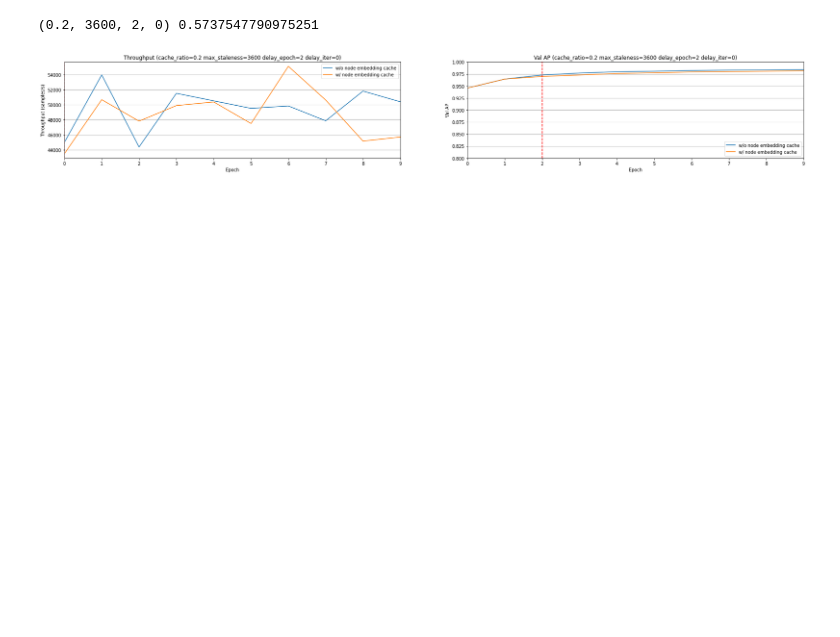
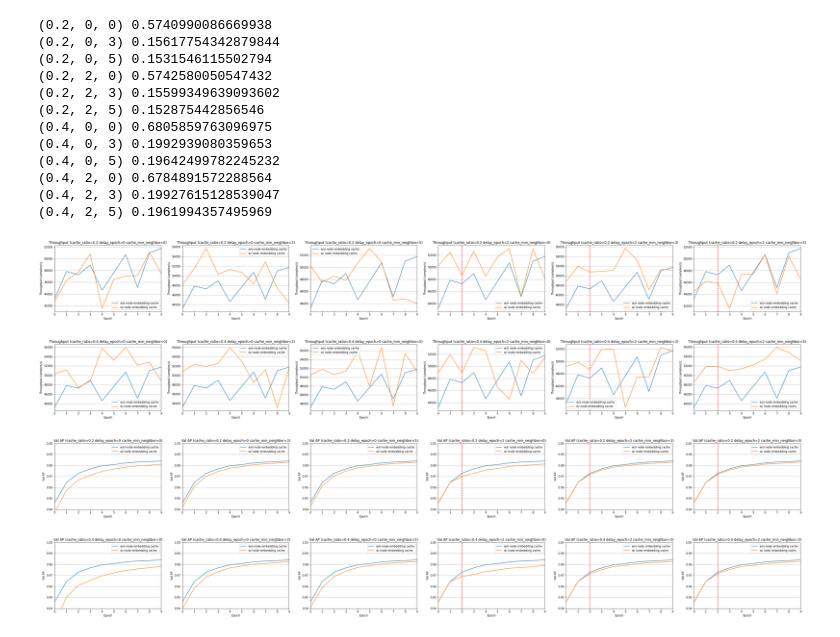
Before and after one commit to jasperzhong/GNNFlow, a Jupyter notebook: scripts/plot.ipynb, the cells around one changed output. Saved outputs shown, nothing was run; the diff lists cells and outputs as text; code cells hidden in the pictures; blank space fills up the shorter version.

```diff
--- a/scripts/plot.ipynb
+++ b/scripts/plot.ipynb
@@ -9,13 +9,13 @@ import pandas as pd
 # %%
 from typing import List
 # %%
-def plot_throughput(no_cache_throughput, throughput: List[float], param, ax: plt.Axes):
-    ax.set_title("Throughput (cache_ratio={} max_staleness={} delay_epoch={} delay_iter={})".format(*param))
+def plot_throughput(throughput_list: List[List[float]], labels: List[str], param, ax: plt.Axes):
+    ax.set_title("Throughput (cache_ratio={} delay_epoch={} cache_min_neighbor={})".format(*param))
     ax.set_xlabel("Epoch")
     ax.set_ylabel("Throughput (samples/s)")
-    ax.plot(no_cache_throughput, label="w/o node embedding cache")
-    ax.plot(throughput, label="w/ node embedding cache")
-    delay_epoch = param[-1]
+    for througput, label in zip(throughput_list, labels):
+        ax.plot(througput, label=label)
+    delay_epoch = param[-2]
     ax.axvline(x=delay_epoch, color='r', linestyle='--')
     ax.set_xlim((0, 9))
     ax.set_xticks(range(0, 10))
@@ -23,56 +23,69 @@ def plot_throughput(no_cache_throughput, throughput: List[float], param, ax: plt
     ax.legend()
 
 
-def plot_vals(no_cache_vals, vals: List[float], param, ax: plt.Axes):
-    ax.set_title("Val AP (cache_ratio={} max_staleness={} delay_epoch={} delay_iter={})".format(*param))
+def plot_vals(val_list: List[List[float]], labels: List[str], param, ax: plt.Axes):
+    ax.set_title("Val AP (cache_ratio={} delay_epoch={} cache_min_neighbor={})".format(*param))
     ax.set_xlabel("Epoch")
     ax.set_ylabel("Val AP")
-    ax.plot(no_cache_vals, label="w/o node embedding cache")
-    ax.plot(vals, label="w/ node embedding cache")
+    for val, label in zip(val_list, labels):
+        ax.plot(val, label=label)
     delay_epoch = param[-2]
     ax.axvline(x=delay_epoch, color='r', linestyle='--')
     ax.set_xlim((0, 9))
     ax.set_xticks(range(0, 10))
-    ax.set_ylim((0.8, 1))
+    ax.set_ylim((0.94, 1))
     ax.grid(axis='y')
     ax.legend()
 # %%
-cache_ratio = [0.2]
-max_staleness = [3600]
-delay_epoch = [2]
-delay_iter = [0]
-param_space = list(itertools.product(cache_ratio, max_staleness, delay_epoch, delay_iter))
+cache_ratio = [0.2, 0.4]
+delay_epoch = [0, 2]
+cache_min_neighbor = [0, 3, 5]
+param_space = list(itertools.product(cache_ratio, delay_epoch, cache_min_neighbor))
 
-ncols = 2
+ncols = 6
 nrows = len(param_space) // ncols * 2
 if nrows == 0:
     nrows = 1
 fig, axes = plt.subplots(nrows=nrows, ncols=ncols)
-fig.set_size_inches(30, nrows * 4)
+fig.set_size_inches(48, nrows * 6)
+fig.subplots_adjust(hspace=0.5)
 
-model = 'TGN'
+model = 'TGAT'
 dataset = 'REDDIT'
 i = 0
-out_dir = "tmp_res/yczhong_delay_fix3/"
+out_dir = "tmp_res/yczhong_delay_lru/"
 
-file = out_dir+"throughput||model{}||dataset{}||cache_ratio{}||max_staleness{}||delay_epoch{}||delay_iter{}.npy".format(model, dataset, 0.0, 0, 0, 0)
+
+postfix = '||model{}||dataset{}||cache_ratio{}||delay_epoch{}||cache_min_neighbor{}.npy'
+
+file = out_dir+"throughput" + postfix.format(model, dataset, 0.0, 0, 0)
 no_cache_throughput = np.load(file)
-file = out_dir+"val_ap||model{}||dataset{}||cache_ratio{}||max_staleness{}||delay_epoch{}||delay_iter{}.npy".format(model, dataset, 0.0, 0, 0, 0, 0)
+file = out_dir+"val_ap" + postfix.format(model, dataset, 0.0, 0, 0)
 no_cache_vals = np.load(file)
 
 for param in param_space:
-    file = out_dir+"throughput||model{}||dataset{}||cache_ratio{}||max_staleness{}||delay_epoch{}||delay_iter{}.npy".format(model, dataset,*param)
+    file = out_dir+"throughput" + postfix.format(model, dataset,*param)
     throughput = np.load(file)
-    file = out_dir+"val_ap||model{}||dataset{}||cache_ratio{}||max_staleness{}||delay_epoch{}||delay_iter{}.npy".format(model, dataset, *param)
+    file = out_dir+"val_ap" + postfix.format(model, dataset, *param)
     vals = np.load(file)
-    node_embedding_hit_rate = np.load(out_dir+"node_embed_cache_hit_rate||model{}||dataset{}||cache_ratio{}||max_staleness{}||delay_epoch{}||delay_iter{}.npy".format(model, dataset, *param))
+    node_embedding_hit_rate = np.load(out_dir+"node_embed_cache_hit_rate" + postfix.format(model, dataset, *param))
     print(param, node_embedding_hit_rate)
-    # plot_throughput(no_cache_throughput, throughput, param, axes[i//ncols][i%ncols])
-    plot_throughput(no_cache_throughput, throughput, param, axes[0])
-    # plot_vals(no_cache_vals, vals, param, axes[i//ncols+nrows//2][i%ncols])
-    plot_vals(no_cache_vals, vals, param, axes[1])
+    labels = ["w/o node embedding cache", "w/ node embedding cache"]
+    plot_throughput([no_cache_throughput, throughput], labels, param, axes[i//ncols][i%ncols])
+    plot_vals([no_cache_vals, vals], labels, param, axes[i//ncols+nrows//2][i%ncols])
     i += 1
-plt.savefig(out_dir+"{}_{}_result.png".format(model, dataset), dpi=400, bbox_inches='tight')
+plt.savefig(out_dir+"{}_{}_lru_result.png".format(model, dataset), dpi=400, bbox_inches='tight')
 # %% [output]
-(0.2, 3600, 2, 0) 0.5737547790975251
+(0.2, 0, 0) 0.5740990086669938
+(0.2, 0, 3) 0.15617754342879844
+(0.2, 0, 5) 0.1531546115502794
+(0.2, 2, 0) 0.5742580050547432
+(0.2, 2, 3) 0.15599349639093602
+(0.2, 2, 5) 0.152875442856546
+(0.4, 0, 0) 0.6805859763096975
+(0.4, 0, 3) 0.1992939080359653
+(0.4, 0, 5) 0.19642499782245232
+(0.4, 2, 0) 0.6784891572288564
+(0.4, 2, 3) 0.19927615128539047
+(0.4, 2, 5) 0.1961994357495969
-[figure, old version]
+[figure, new version]
```
Also changed, not shown: parts of 3 cells of this notebook, 4 other files.
